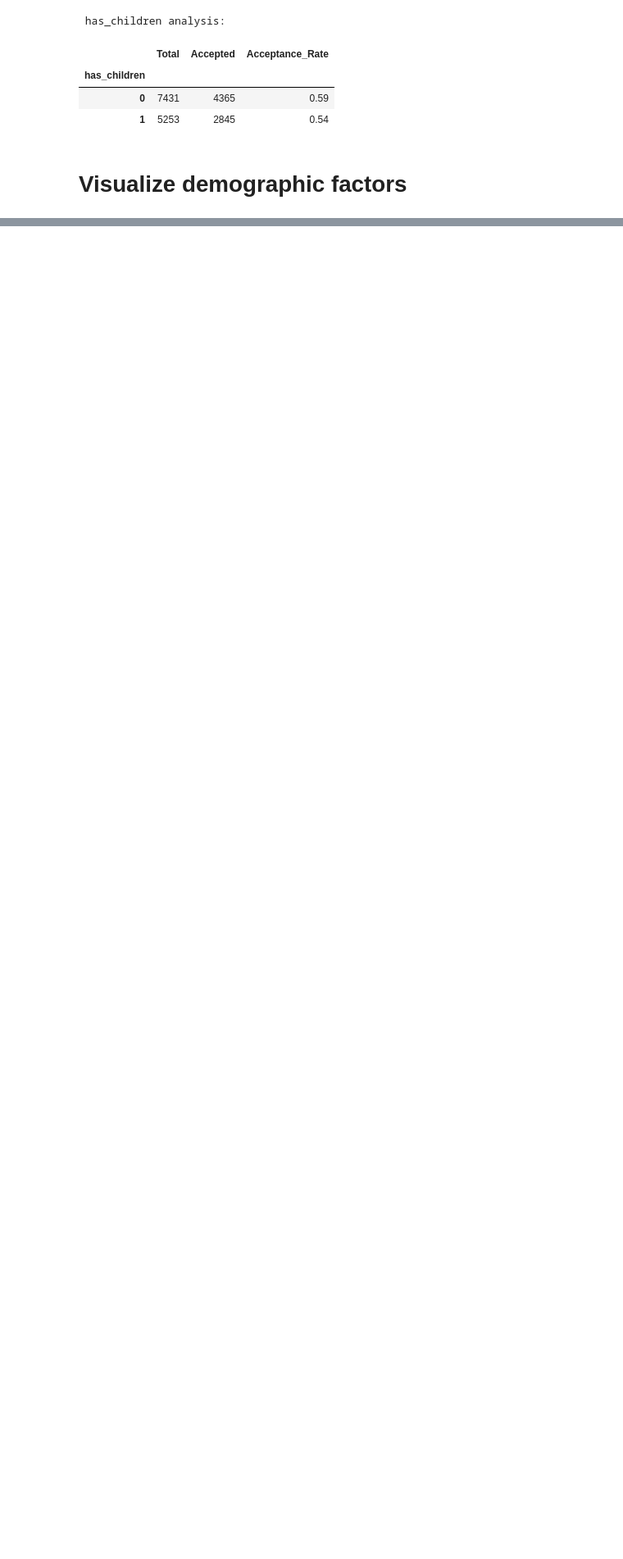
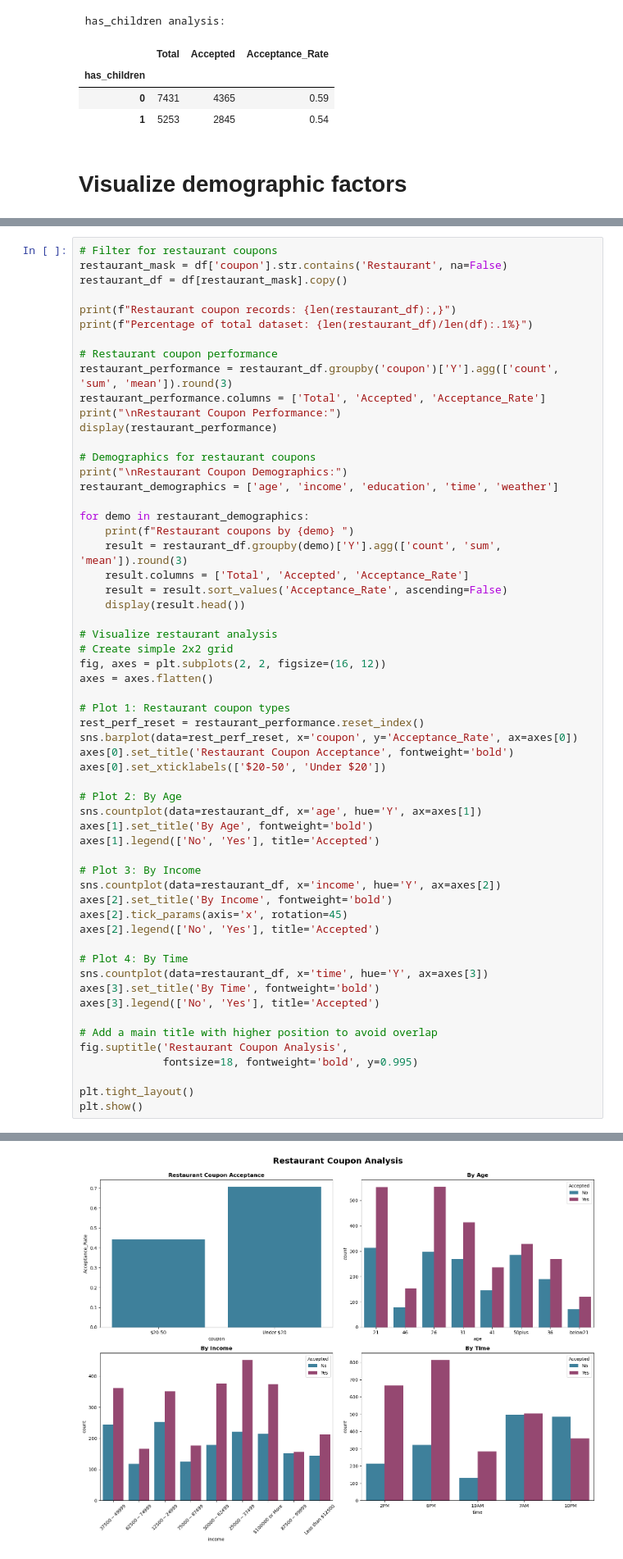
Before and after one commit to ricochetventures/coupon, a Jupyter notebook: coupon_acceptance_analysis.ipynb, the cells around one changed output, grey strips where cells are left out. Shown at 82% size. Saved outputs shown, nothing was run; the diff lists cells and outputs as text; blank space fills up the shorter version.

Commit message:
finished the rest of exercise - used AI for help. need to review string methods in more advanced detail

```diff
--- a/coupon_acceptance_analysis.ipynb
+++ b/coupon_acceptance_analysis.ipynb
@@ -420,0 +648,59 @@ has children:
+# %%
+# Filter for restaurant coupons
+restaurant_mask = df['coupon'].str.contains('Restaurant', na=False)
+restaurant_df = df[restaurant_mask].copy()
+
+print(f"Restaurant coupon records: {len(restaurant_df):,}")
+print(f"Percentage of total dataset: {len(restaurant_df)/len(df):.1%}")
+
+# Restaurant coupon performance
+restaurant_performance = restaurant_df.groupby('coupon')['Y'].agg(['count', 'sum', 'mean']).round(3)
+restaurant_performance.columns = ['Total', 'Accepted', 'Acceptance_Rate']
+print("\nRestaurant Coupon Performance:")
+display(restaurant_performance)
+
+# Demographics for restaurant coupons
+print("\nRestaurant Coupon Demographics:")
+restaurant_demographics = ['age', 'income', 'education', 'time', 'weather']
+
+for demo in restaurant_demographics:
+    print(f"Restaurant coupons by {demo} ")
+    result = restaurant_df.groupby(demo)['Y'].agg(['count', 'sum', 'mean']).round(3)
+    result.columns = ['Total', 'Accepted', 'Acceptance_Rate']
+    result = result.sort_values('Acceptance_Rate', ascending=False)
+    display(result.head())
+
+# Visualize restaurant analysis
+# Create simple 2x2 grid
+fig, axes = plt.subplots(2, 2, figsize=(16, 12))
+axes = axes.flatten()
+
+# Plot 1: Restaurant coupon types
+rest_perf_reset = restaurant_performance.reset_index()
+sns.barplot(data=rest_perf_reset, x='coupon', y='Acceptance_Rate', ax=axes[0])
+axes[0].set_title('Restaurant Coupon Acceptance', fontweight='bold')
+axes[0].set_xticklabels(['$20-50', 'Under $20'])
+
+# Plot 2: By Age
+sns.countplot(data=restaurant_df, x='age', hue='Y', ax=axes[1])
+axes[1].set_title('By Age', fontweight='bold')
+axes[1].legend(['No', 'Yes'], title='Accepted')
+
+# Plot 3: By Income
+sns.countplot(data=restaurant_df, x='income', hue='Y', ax=axes[2])
+axes[2].set_title('By Income', fontweight='bold')
+axes[2].tick_params(axis='x', rotation=45)
+axes[2].legend(['No', 'Yes'], title='Accepted')
+
+# Plot 4: By Time
+sns.countplot(data=restaurant_df, x='time', hue='Y', ax=axes[3])
+axes[3].set_title('By Time', fontweight='bold')
+axes[3].legend(['No', 'Yes'], title='Accepted')
+
+# Add a main title with higher position to avoid overlap
+fig.suptitle('Restaurant Coupon Analysis',
+             fontsize=18, fontweight='bold', y=0.995)
+
+plt.tight_layout()
+plt.show()
+# %% [output]
@@ -420,0 +754 @@ has children:
+[figure, added]
```
Also changed, not shown: parts of 13 cells of this notebook.
